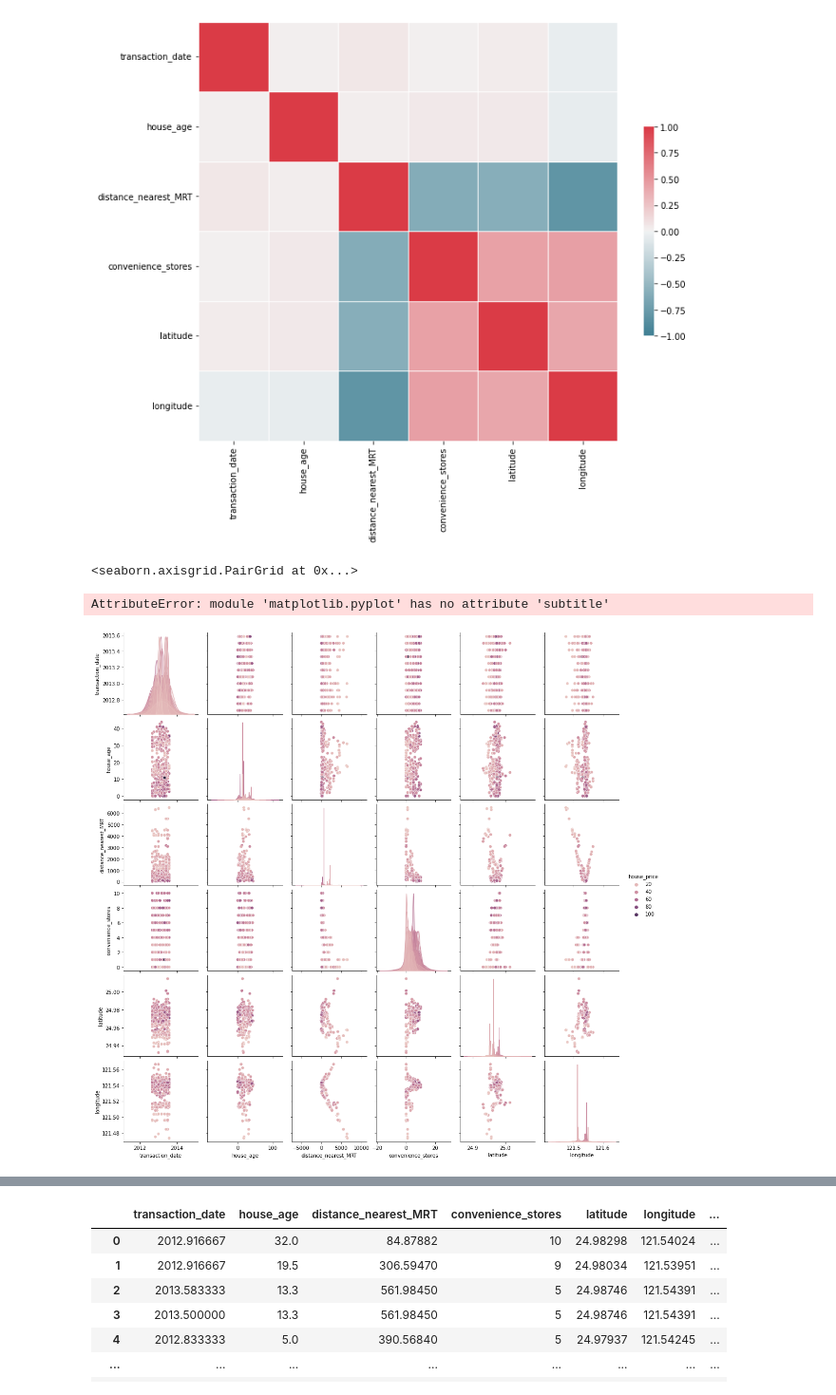
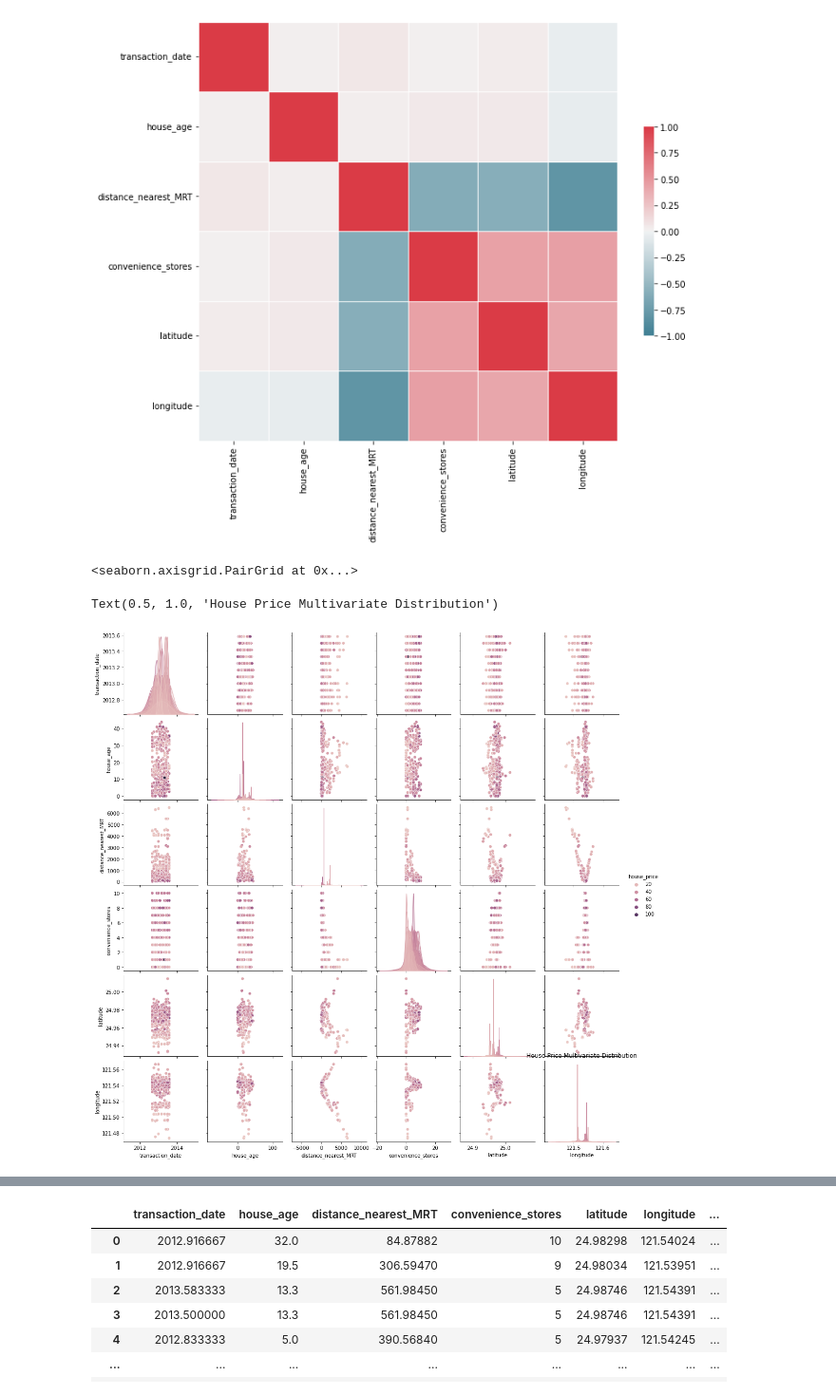
Before and after one commit to CuriousLambda/TIL__, a Jupyter notebook: ADP/model_pr.ipynb, the cells around one changed output, grey strips where cells are left out. Shown: that part at 95% size. Saved outputs shown, nothing was run; the diff lists cells and outputs as text; code cells hidden in the pictures.

```diff
--- a/ADP/model_pr.ipynb
+++ b/ADP/model_pr.ipynb
@@ -289,10 +294,10 @@ plt.show()
 # %%
 # 2-8-4. 상관관계 시각화 - pairplot
 
 sns.pairplot(estate, hue = 'house_price')
-plt.subtitle("House Price Multivariate Distribution")
+plt.title("House Price Multivariate Distribution")
 plt.show()
 # %% [output]
 <seaborn.axisgrid.PairGrid at 0x...>
-AttributeError: module 'matplotlib.pyplot' has no attribute 'subtitle'
+Text(0.5, 1.0, 'House Price Multivariate Distribution')
-[figure, old version]
+[figure, new version]
```
Also changed, not shown: parts of 73 cells of this notebook.
